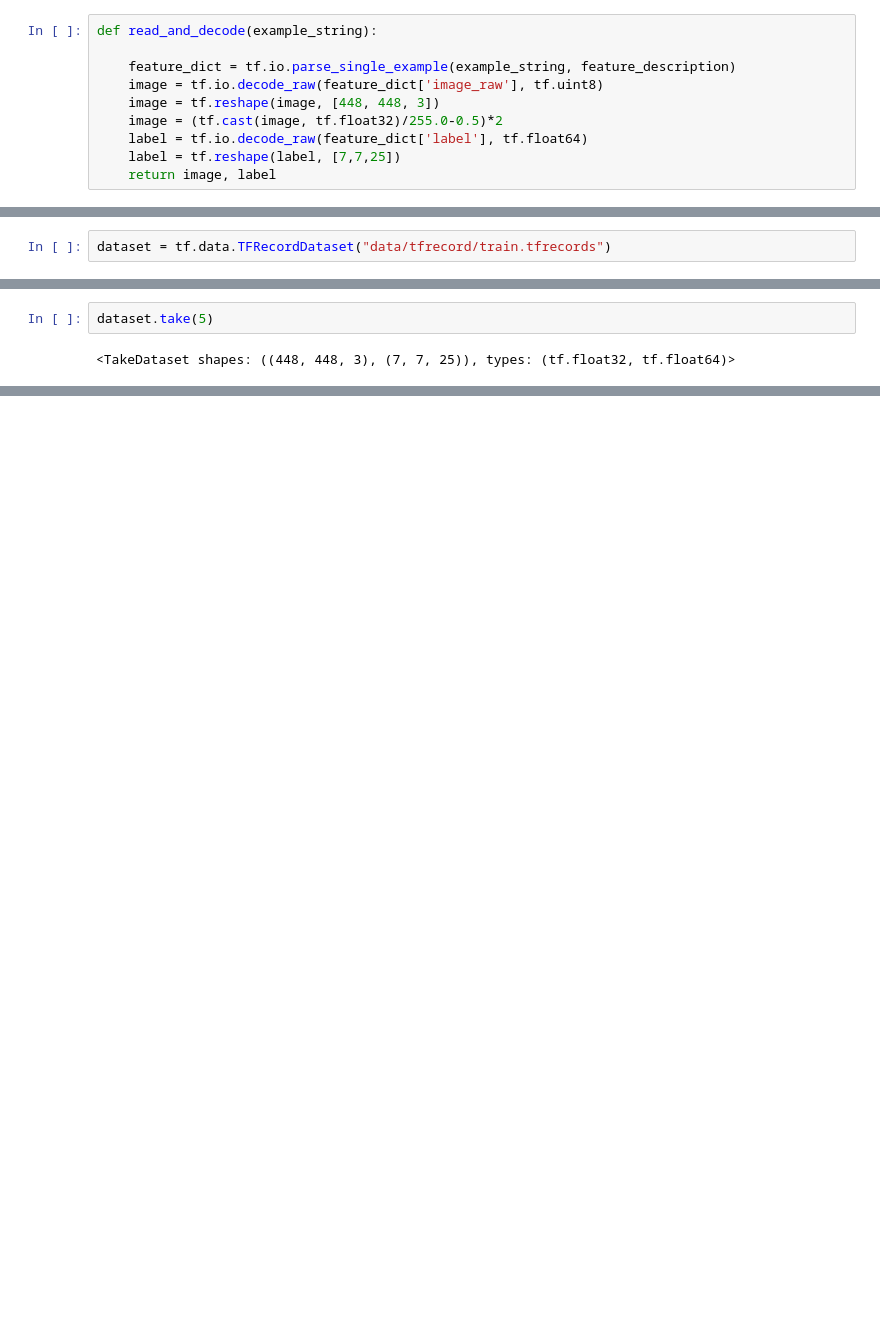
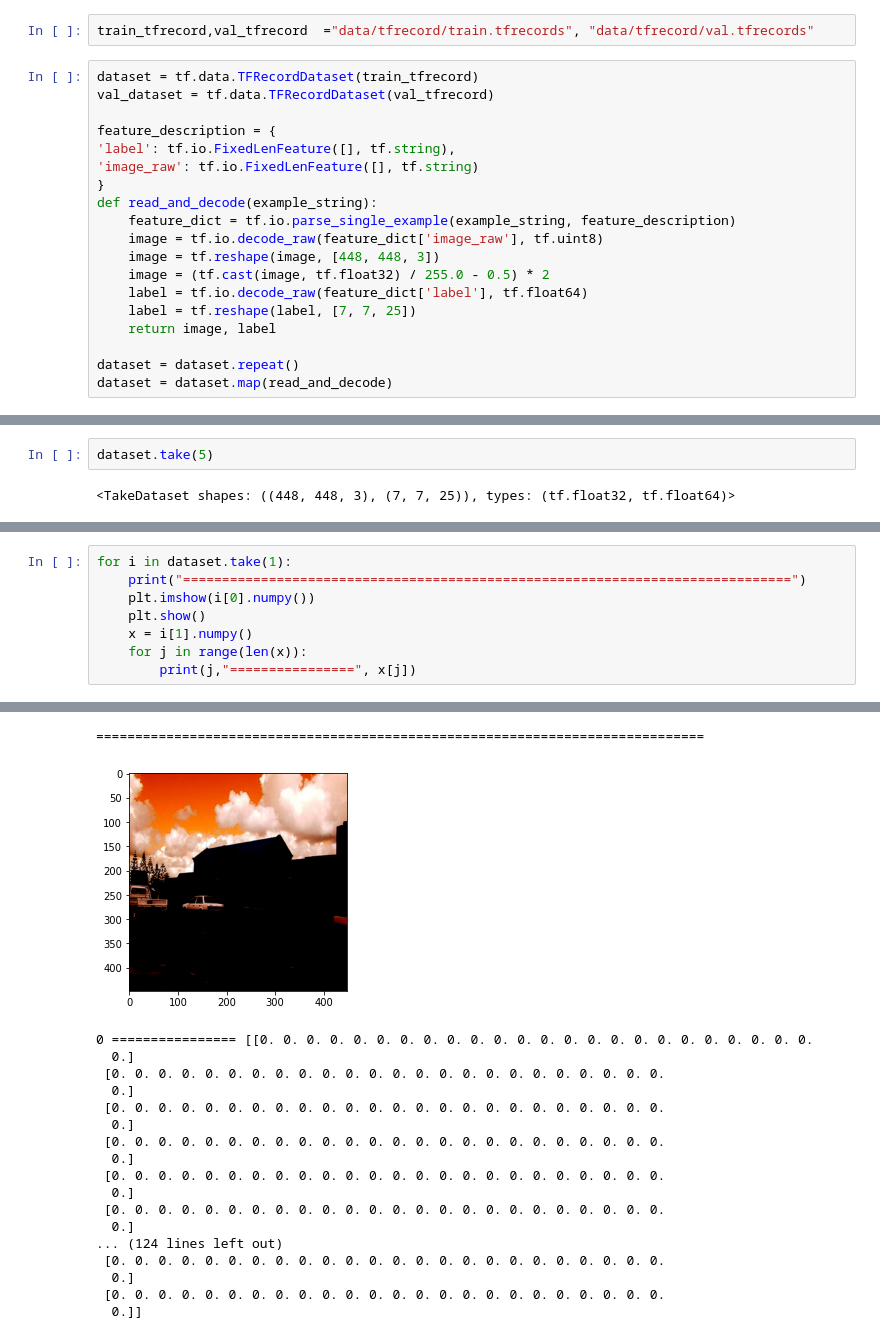
Before and after one commit to thesong513/tensorflow-yolo1, a Jupyter notebook: notebook.ipynb, the cells around one changed output, grey strips where cells are left out. Cells and saved outputs as stored; diff of their text form; blank space fills up the shorter version.

```diff
--- a/notebook.ipynb
+++ b/notebook.ipynb
@@ -1,10 +7,21 @@
+# %%
+train_tfrecord,val_tfrecord  ="data/tfrecord/train.tfrecords", "data/tfrecord/val.tfrecords"
 # %%
+dataset = tf.data.TFRecordDataset(train_tfrecord)
+val_dataset = tf.data.TFRecordDataset(val_tfrecord)
+
+feature_description = {
+'label': tf.io.FixedLenFeature([], tf.string),
+'image_raw': tf.io.FixedLenFeature([], tf.string)
+}
 def read_and_decode(example_string):
+	feature_dict = tf.io.parse_single_example(example_string, feature_description)
+	image = tf.io.decode_raw(feature_dict['image_raw'], tf.uint8)
+	image = tf.reshape(image, [448, 448, 3])
+	image = (tf.cast(image, tf.float32) / 255.0 - 0.5) * 2
+	label = tf.io.decode_raw(feature_dict['label'], tf.float64)
+	label = tf.reshape(label, [7, 7, 25])
+	return image, label
 
-    feature_dict = tf.io.parse_single_example(example_string, feature_description)
-    image = tf.io.decode_raw(feature_dict['image_raw'], tf.uint8)
-    image = tf.reshape(image, [448, 448, 3])
-    image = (tf.cast(image, tf.float32)/255.0-0.5)*2
-    label = tf.io.decode_raw(feature_dict['label'], tf.float64)
-    label = tf.reshape(label, [7,7,25])
-    return image, label
+dataset = dataset.repeat()
+dataset = dataset.map(read_and_decode)
@@ -13,2 +27,0 @@ import tensorflow as tf
-# %%
-dataset = tf.data.TFRecordDataset("data/tfrecord/train.tfrecords")
@@ -50,0 +49,9 @@ Clipping input data to the valid range for imshow with RGB data ([0..1] for floa
+# %%
+for i in dataset.take(1):
+    print("==============================================================================")
+    plt.imshow(i[0].numpy())
+    plt.show()
+    x = i[1].numpy()
+    for j in range(len(x)):
+        print(j,"================", x[j])
+# %% [output]
@@ -50,0 +59,19 @@ Clipping input data to the valid range for imshow with RGB data ([0..1] for floa
+==============================================================================
+[figure, added]
+0 ================ [[0. 0. 0. 0. 0. 0. 0. 0. 0. 0. 0. 0. 0. 0. 0. 0. 0. 0. 0. 0. 0. 0. 0. 0.
+  0.]
+ [0. 0. 0. 0. 0. 0. 0. 0. 0. 0. 0. 0. 0. 0. 0. 0. 0. 0. 0. 0. 0. 0. 0. 0.
+  0.]
+ [0. 0. 0. 0. 0. 0. 0. 0. 0. 0. 0. 0. 0. 0. 0. 0. 0. 0. 0. 0. 0. 0. 0. 0.
+  0.]
+ [0. 0. 0. 0. 0. 0. 0. 0. 0. 0. 0. 0. 0. 0. 0. 0. 0. 0. 0. 0. 0. 0. 0. 0.
+  0.]
+ [0. 0. 0. 0. 0. 0. 0. 0. 0. 0. 0. 0. 0. 0. 0. 0. 0. 0. 0. 0. 0. 0. 0. 0.
+  0.]
+ [0. 0. 0. 0. 0. 0. 0. 0. 0. 0. 0. 0. 0. 0. 0. 0. 0. 0. 0. 0. 0. 0. 0. 0.
+  0.]
+... (124 lines left out)
+ [0. 0. 0. 0. 0. 0. 0. 0. 0. 0. 0. 0. 0. 0. 0. 0. 0. 0. 0. 0. 0. 0. 0. 0.
+  0.]
+ [0. 0. 0. 0. 0. 0. 0. 0. 0. 0. 0. 0. 0. 0. 0. 0. 0. 0. 0. 0. 0. 0. 0. 0.
+  0.]]
```
Also changed, not shown: parts of 10 cells of this notebook, 4 other files.
